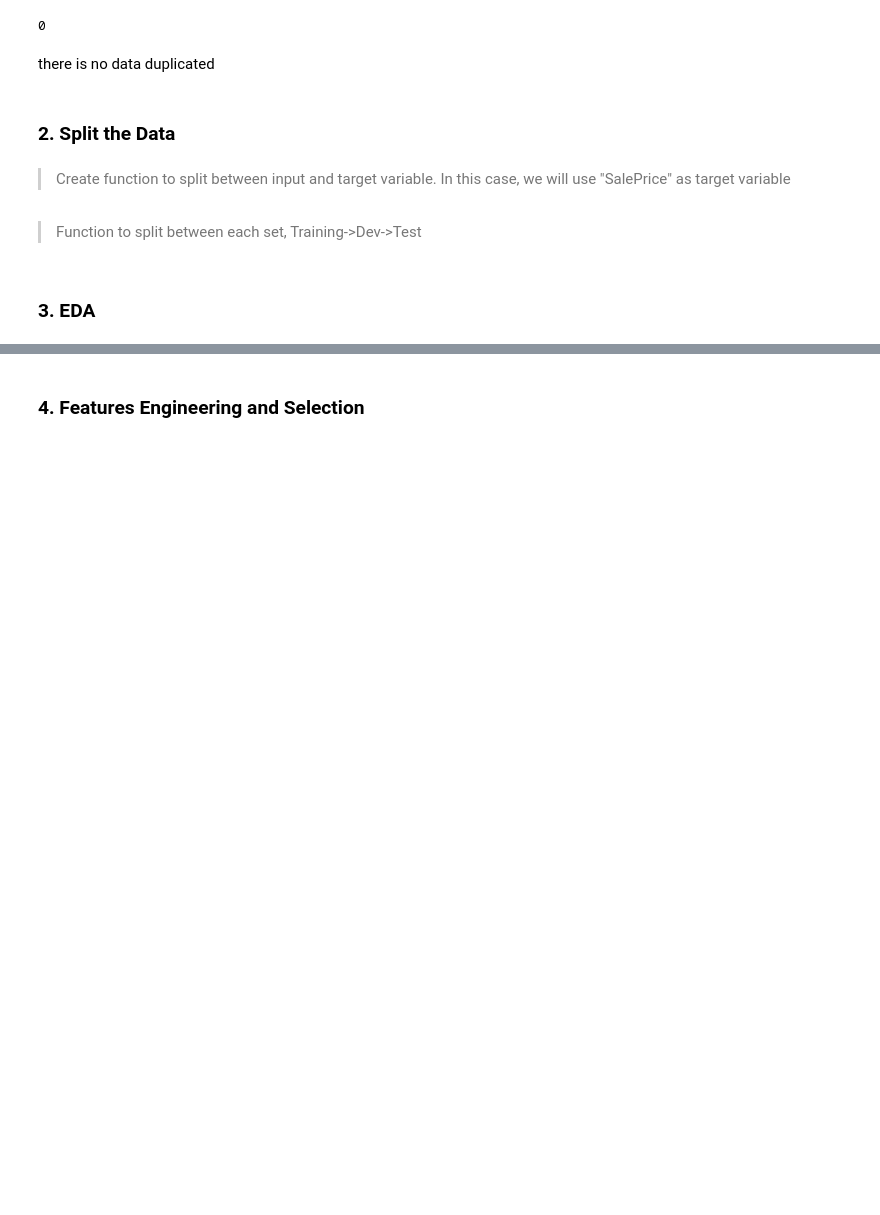
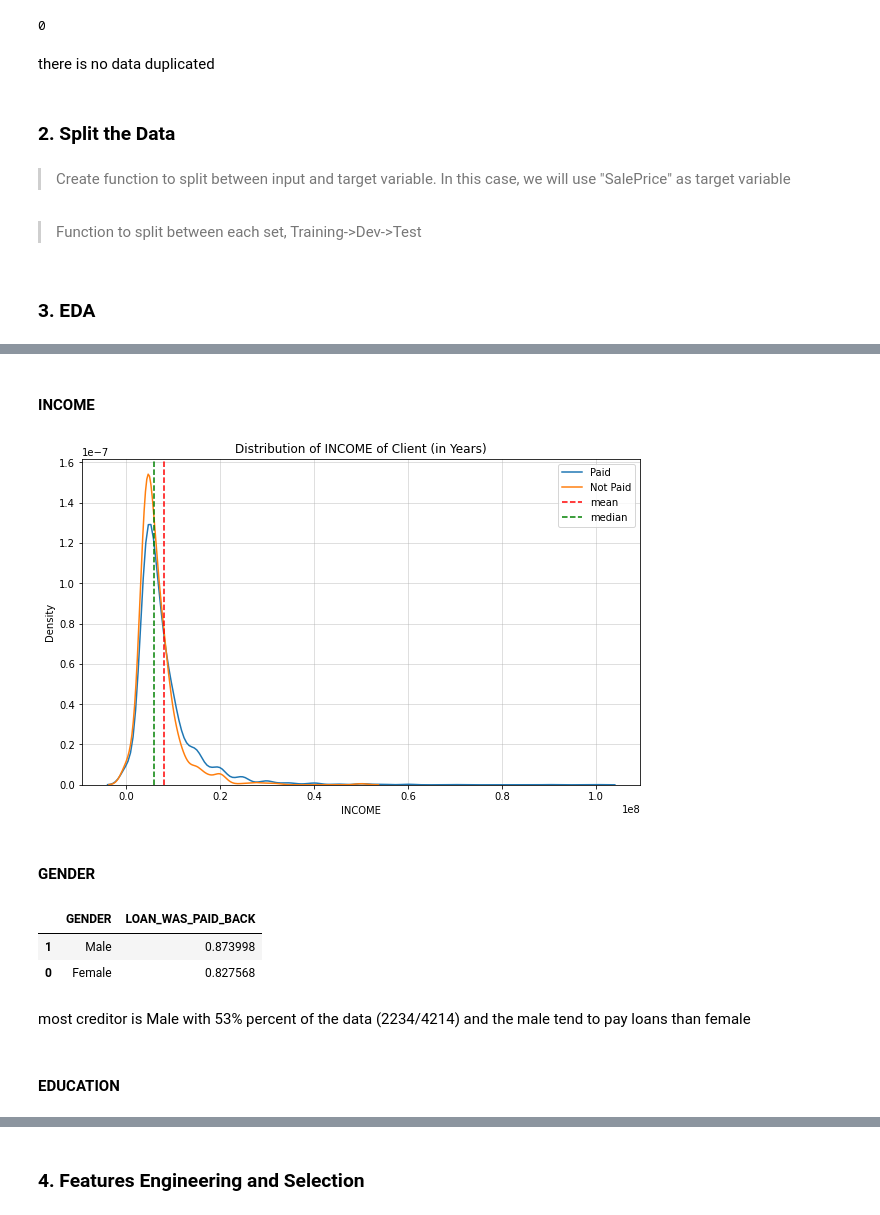
Before and after one commit to indrap23/PMDS-TEAM_XBOOST, a Jupyter notebook: Feature Ready.ipynb, the cells around one changed output, grey strips where cells are left out. Cells and saved outputs as stored; diff of their text form; code cells hidden in the pictures; blank space fills up the shorter version.

```diff
--- a/Feature Ready.ipynb
+++ b/Feature Ready.ipynb
@@ -143,0 +288,27 @@ x_train, y_train, x_valid, y_valid, x_test, y_test = split_data(input_df,
+# %% [markdown]
+#### INCOME
+# %%
+plt.figure(figsize=(10,6))
+plt.grid(True, alpha=0.5)
+sns.kdeplot(df_train.loc[df['LOAN_WAS_PAID_BACK'] == 1, 'INCOME'] , label = 'Paid')
+sns.kdeplot(df_train.loc[df['LOAN_WAS_PAID_BACK'] == 0, 'INCOME'] ,  label = 'Not Paid')
+plt.axvline(df_train.INCOME.mean(), 0, 1, label = 'mean', color = 'r', ls = '--')
+plt.axvline(df_train.INCOME.median(), 0, 1, label = 'median', color = 'g', ls = '--')
+plt.xlabel('INCOME')
+plt.ylabel('Density')
+plt.legend()
+plt.title('Distribution of INCOME of Client (in Years)');
+# %% [output]
+[figure, added]
+# %% [markdown]
+#### GENDER
+# %%
+df_train[["GENDER", "LOAN_WAS_PAID_BACK"]].groupby(['GENDER'], as_index=False).mean().sort_values(by="LOAN_WAS_PAID_BACK", ascending=False)
+# %% [output]
+|  | GENDER | LOAN_WAS_PAID_BACK |
+| 1 | Male | 0.873998 |
+| 0 | Female | 0.827568 |
+# %% [markdown]
+most creditor is Male with 53% percent of the data (2234/4214) and  the male tend to pay loans than female
+# %% [markdown]
+#### EDUCATION
```
Also changed, not shown: parts of 41 cells of this notebook.
